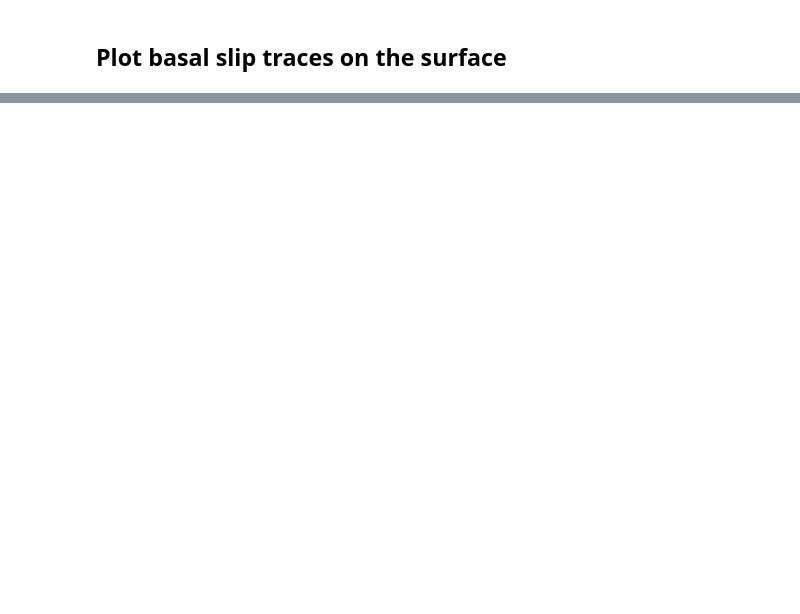
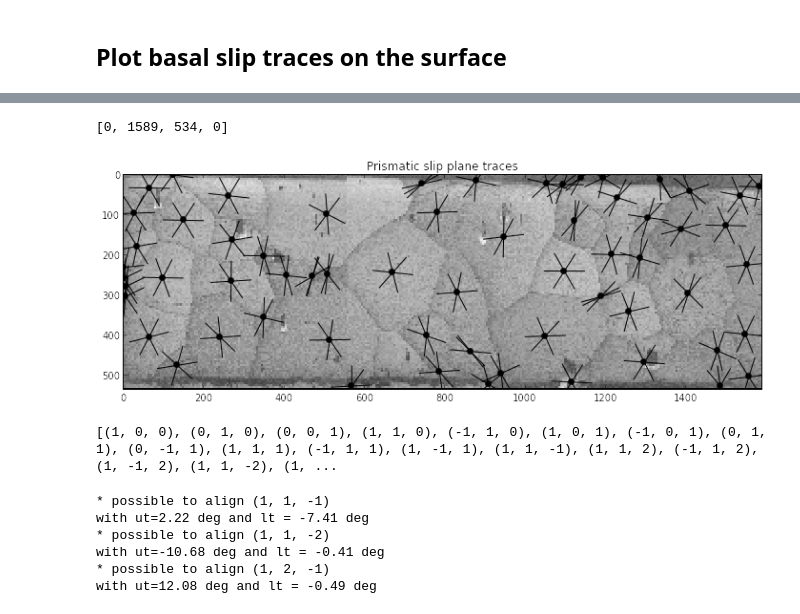
Before and after one commit to heprom/Ti7_ESRF, a Jupyter notebook: Ti7_ESRF_T1/Ti7_ESRF_T1.ipynb, the cells around one changed output, grey strips where cells are left out. Drawn from its saved outputs; the diff is of its cells as text; code cells hidden in the pictures; blank space fills up the shorter version.

Commit message:
updated topotomo alignment calculations

```diff
--- a/Ti7_ESRF_T1/Ti7_ESRF_T1.ipynb
+++ b/Ti7_ESRF_T1/Ti7_ESRF_T1.ipynb
@@ -98,0 +114,72 @@ plt.axis([0, 1589, 534, 0])
+# %%
+# now try with prismatic planes
+import math
+import fractions
+
+p_prism1 = HklPlane(0, 1, 0, lattice=Ti7Al)
+p_prism2 = HklPlane(-1, 1, 0, lattice=Ti7Al)
+p_prism3 = HklPlane(-1, 0, 0, lattice=Ti7Al)
+slip_prism = [p_prism1, p_prism2, p_prism3]
+
+n_int = np.array([1, 0, 0])
+view_up = np.array([0, 1, 0])
+
+plt.figure(figsize=(12, 5))
+plt.imshow(iq.T, origin='upper', interpolation='nearest', cmap=cm.gray,
+           extent=(0, scan_step * iq.shape[0], scan_step * iq.shape[1], 0))
+
+for g in micro.grains:
+    plt.plot(g.position[0], g.position[1], 'ko')
+    for p in slip_prism:
+        trace = p.slip_traces(g.orientation, n_int, view_up, trace_size=100, verbose=False)
+        x = g.position[0] + np.array([-trace[0] / 2, trace[0] / 2])
+        y = g.position[1] + np.array([-trace[1] / 2, trace[1] / 2])
+        plt.plot(x, y, 'k-', linewidth=1)
+plt.title('Prismatic slip plane traces')
+plt.axis([0, 1589, 534, 0])
+# %% [output]
+[0, 1589, 534, 0]
+[figure, added]
+# %%
+# compute a field where we check if the basal plane can be aligned with topotomo
+pyr_1 = HklPlane(0, 1, 1, lattice=Ti7Al)
+pyr_2 = HklPlane(-1, 1, 1, lattice=Ti7Al)
+pyr_3 = HklPlane(-1, 0, -1, lattice=Ti7Al)
+pyr_4 = HklPlane(-1, 0, 1, lattice=Ti7Al)
+pyr_5 = HklPlane(-1, 1, -1, lattice=Ti7Al)
+pyr_6 = HklPlane(0, -1, 1, lattice=Ti7Al)
+slip_pyr = [pyr_1, pyr_2, pyr_3, pyr_4, pyr_5, pyr_6]
+slip_planes = [p_basal]
+slip_planes.extend(slip_prism)
+slip_planes.extend(slip_pyr)
+hkl_planes = HklPlane.get_family('001', lattice=Ti7Al)
+hkl_planes.extend(HklPlane.get_family('011', lattice=Ti7Al))
+hkl_planes.extend(HklPlane.get_family('111', lattice=Ti7Al))
+hkl_planes.extend(HklPlane.get_family('112', lattice=Ti7Al))
+hkl_indices = [hkl.miller_indices() for hkl in hkl_planes]
+
+align = np.empty((len(grains), len(hkl_planes)), dtype=bool)
+able_to_align = np.empty(len(grains), dtype=bool)
+for i in range(len(grains)):
+    g = micro.grains[i]
+    for j, p in enumerate(hkl_planes):
+        ut, lt = np.array(g.orientation.topotomo_tilts(p)) * 180 / np.pi
+        # low tilt (samry) range is +/- 15 deg, up tilt (samrx) range is +/- 20 deg
+        align[i, j] = np.prod(np.abs([ut, lt]) < np.array([20, 15]))
+    able_to_align[i] = bool(np.sum(align[i]) > 0)
+    #print('grain %2d: able to align? %s' % (g.id, able_to_align[i]))
+# %% [output]
+[(1, 0, 0), (0, 1, 0), (0, 0, 1), (1, 1, 0), (-1, 1, 0), (1, 0, 1), (-1, 0, 1), (0, 1, 1), (0, -1, 1), (1, 1, 1), (-1, 1, 1), (1, -1, 1), (1, 1, -1), (1, 1, 2), (-1, 1, 2), (1, -1, 2), (1, 1, -2), (1, ...
+# %%
+indices_align = np.argwhere(align[25])
+for ndx in indices_align:
+    print('* possible to align %s' % str(hkl_planes[ndx].miller_indices()))
+    ut, lt = np.array(micro.grains[25].orientation.topotomo_tilts(hkl_planes[ndx])) * 180 / np.pi
+    print('with ut=%.2f deg and lt = %.2f deg' % (ut, lt))
+# %% [output]
+* possible to align (1, 1, -1)
+with ut=2.22 deg and lt = -7.41 deg
+* possible to align (1, 1, -2)
+with ut=-10.68 deg and lt = -0.41 deg
+* possible to align (1, 2, -1)
+with ut=12.08 deg and lt = -0.49 deg
```
Also changed, not shown: parts of 5 cells of this notebook, 1 other file.
